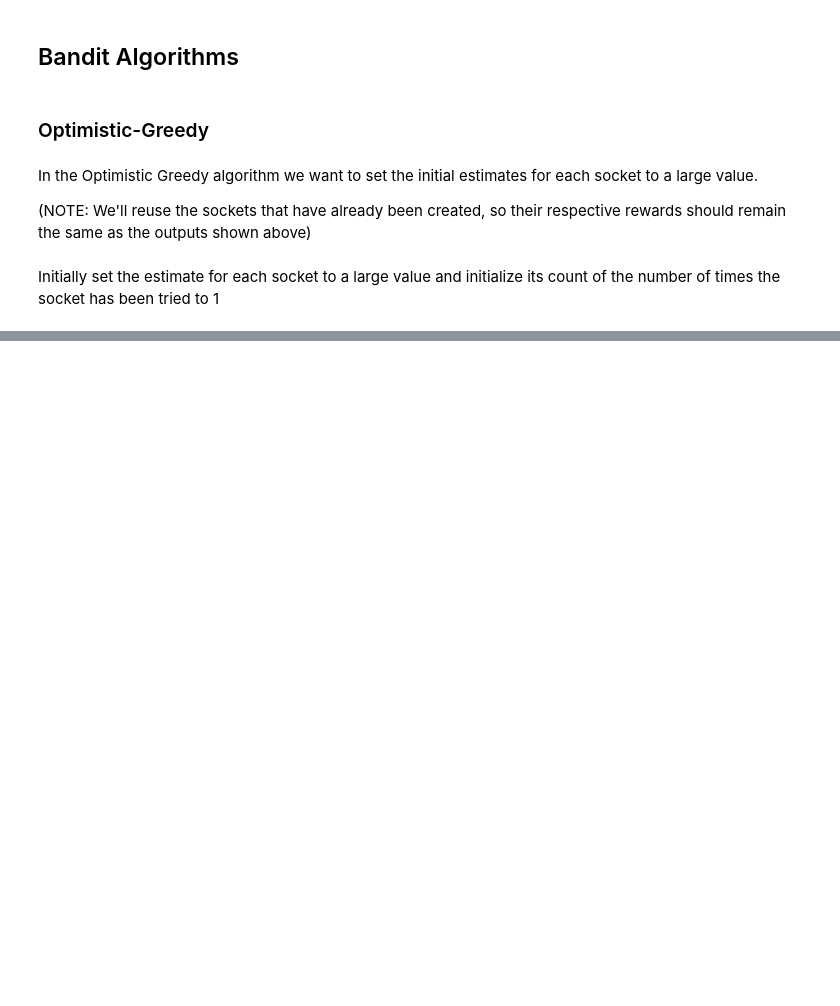
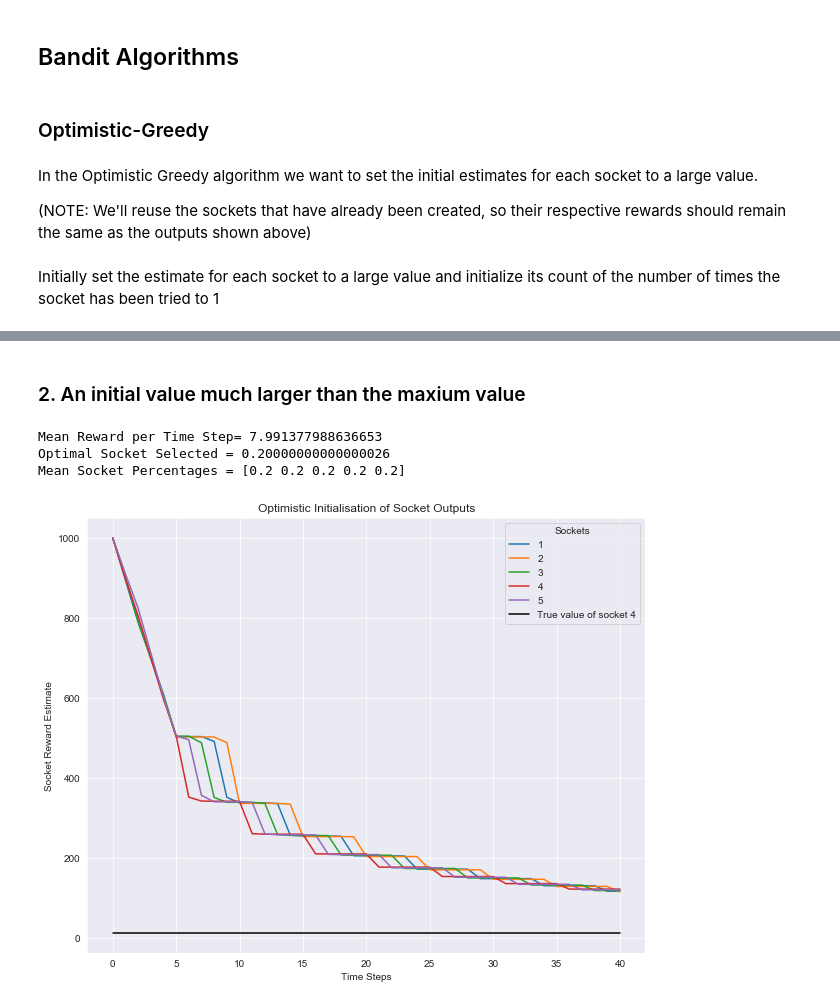
Before and after one commit to WhatIThinkAbout/BabyRobot, a Jupyter notebook: 00_PP_Epsilon_Greedy.ipynb, the cells around one changed output, grey strips where cells are left out. Saved outputs shown, nothing was run; the diff lists cells and outputs as text; code cells hidden in the pictures; blank space fills up the shorter version.

```diff
--- a/00_PP_Epsilon_Greedy.ipynb
+++ b/00_PP_Epsilon_Greedy.ipynb
@@ -565,0 +506,16 @@ plt.show()
+# %% [markdown]
+### 2. An initial value much larger than the maxium value
+# %%
+# 2. Initialisation = 1000
+mean_estimates, mean_reward_per_timestep, mean_optimal_selected, mean_socket_percentage = run_socket_experiment( number_of_tests = 1000, number_of_steps = 40, initial_estimate = 1000. )
+
+print(f'Mean Reward per Time Step= {mean_reward_per_timestep}')
+print(f'Optimal Socket Selected = {mean_optimal_selected}')
+print(f'Mean Socket Percentages = {mean_socket_percentage}')
+
+show_plot( mean_estimates )
+# %% [output]
+Mean Reward per Time Step= 7.991377988636653
+Optimal Socket Selected = 0.20000000000000026
+Mean Socket Percentages = [0.2 0.2 0.2 0.2 0.2]
+[figure, added]
```
Also changed, not shown: parts of 69 cells of this notebook.
